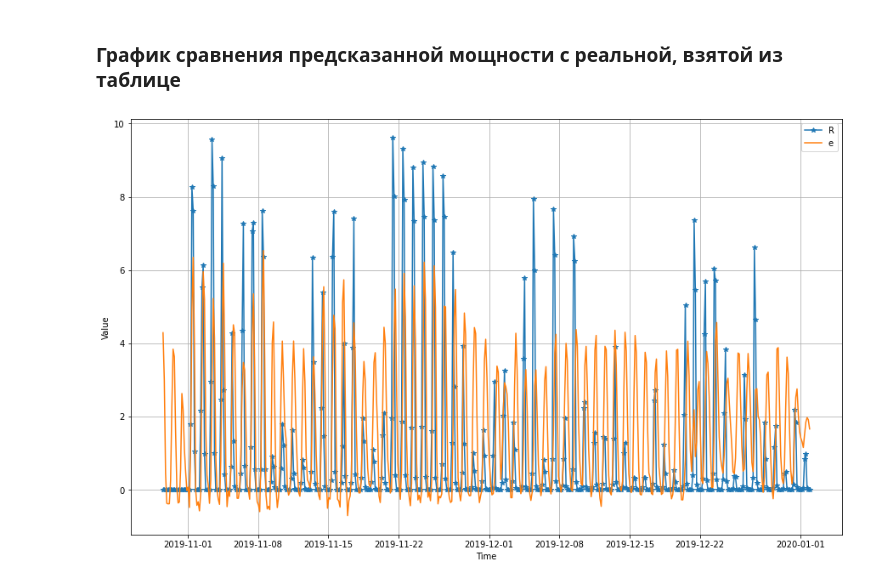
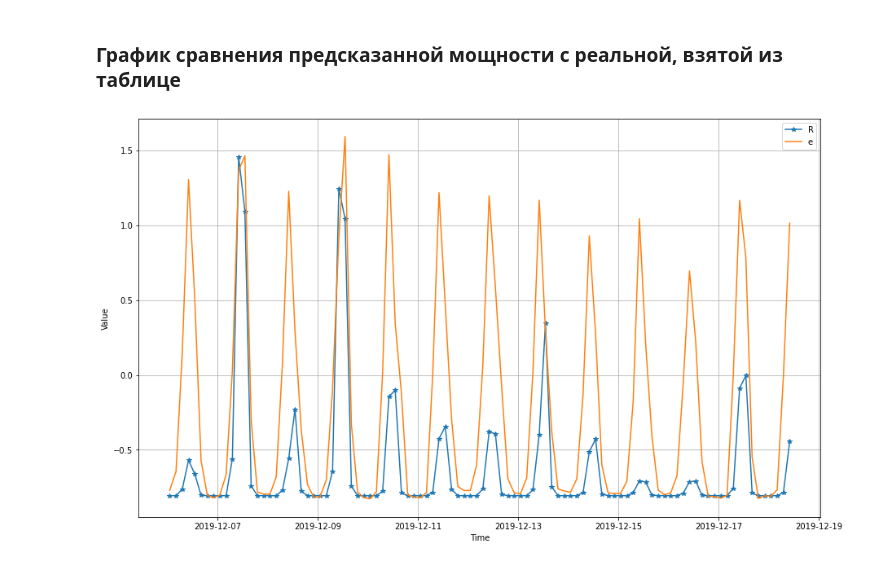
Before and after one commit to andrew-veriga/sunpower, a Jupyter notebook: model.ipynb, the cells around one changed output. Drawn from its saved outputs; the diff is of its cells as text; code cells hidden in the pictures.

```diff
--- a/model.ipynb
+++ b/model.ipynb
@@ -92,0 +116,3 @@ array([<matplotlib.axes._subplots.AxesSubplot object at 0x...>,
+# %%
+series['Время']=series.index.hour# series['Время'].map(lambda x: np.int(x.strftime('%H')))#.astype(np.string_)#.map(lambda x: x.strftime('%H'))
+series.head()
@@ -93,13 +145,8 @@ array([<matplotlib.axes._subplots.AxesSubplot object at 0x...>,
 # %%
-split_datetime = 1500
-window_size = 20
-batch_size = 32
-shuffle_buffer_size = 1000
-
-# data_mean = series[:split_datetime].mean(axis=0)
-# data_std = series[:split_datetime].std(axis=0)
-
-# series = (series-data_mean)/data_std
+cols = (~series.columns.isin(['Месяц','Время']))
+data_mean= series.loc[:, cols][:split_datetime].mean(axis=0)
+data_std = series.loc[:, cols][:split_datetime].std(axis=0)
+series.loc[:, cols] = (series.loc[:, cols]-data_mean)/data_std
 # %% [markdown]
 проба из https://www.tensorflow.org/tutorials/structured_data/time_series
 # %%
@@ -132,6 +179,3 @@ def multivariate_data(dataset, target, start_index, end_index, history_size,
 #                                                    split_datetime, past_history,
 #                                                    future_target, STEP,
 #                                                    single_step=True)
-# %%
-series['Время']=series['Время'].map(lambda x: np.int(x.strftime('%H')))#.astype(np.string_)#.map(lambda x: x.strftime('%H'))
-# series['Время'].astype(np.float32)
@@ -195,14 +220,14 @@ ds_val_x = windowed_dataset(x_valid, 'Мощность, МВт', window_size, ba
 ###Сборка и тренировка модели
 # %%
 model = tf.keras.models.Sequential([
-  tf.keras.layers.Bidirectional(tf.keras.layers.LSTM(72, input_shape=(None, x_train.shape[1]), return_sequences=True)),
-  tf.keras.layers.Bidirectional(tf.keras.layers.LSTM(72)),
+  tf.keras.layers.Bidirectional(tf.keras.layers.LSTM(75, input_shape=(None, x_train.shape[1]), return_sequences=True)),
+  tf.keras.layers.Bidirectional(tf.keras.layers.LSTM(32)),
   tf.keras.layers.Dense(1)
 ])
 
 lr_schedule = tf.keras.callbacks.LearningRateScheduler(
     lambda epoch: 1e-5 * 10**(epoch / 20))
-epoch_num=100
+epoch_num=300
 optimizer = tf.keras.optimizers.RMSprop(learning_rate=0.002)
 model.compile(loss="mse", optimizer=optimizer, metrics=['mae'])
 history = model.fit(ds_train, validation_data=(ds_val_x), epochs=epoch_num)#,callbacks=[lr_schedule])
@@ -309,13 +334,13 @@ def plot_series(time, series, format="-", start=0, end=None, legend=None):
 # %%
 #import matplotlib.pyplot as plt
 
 time_train = x_valid.index.to_numpy(dtype=np.datetime64)
 plt.figure(figsize=(15, 9))
 # plt.legend(['res', 'power'])
-plot_series(time_train, x_valid['Мощность, МВт'], format='-*', legend='Power')
-plot_series(time_train, results,  legend='Result')
+plot_series(time_train, x_valid['Мощность, МВт'], format='-*',start=300,end=400, legend='Power')
+plot_series(time_train, results,start=300,end=400,  legend='Result')
 # %% [output]
-[figure, old version]
+[figure, new version]
 # %%
 Dosang = pd.read_excel("https://github.com/andrew-veriga/sunpower/raw/master/SES_5_Dosang_-_gotovo.xlsx",parse_dates=["Дата"], index_col="Дата")
 Dosang.head()
```
Also changed, not shown: parts of 16 cells of this notebook.
